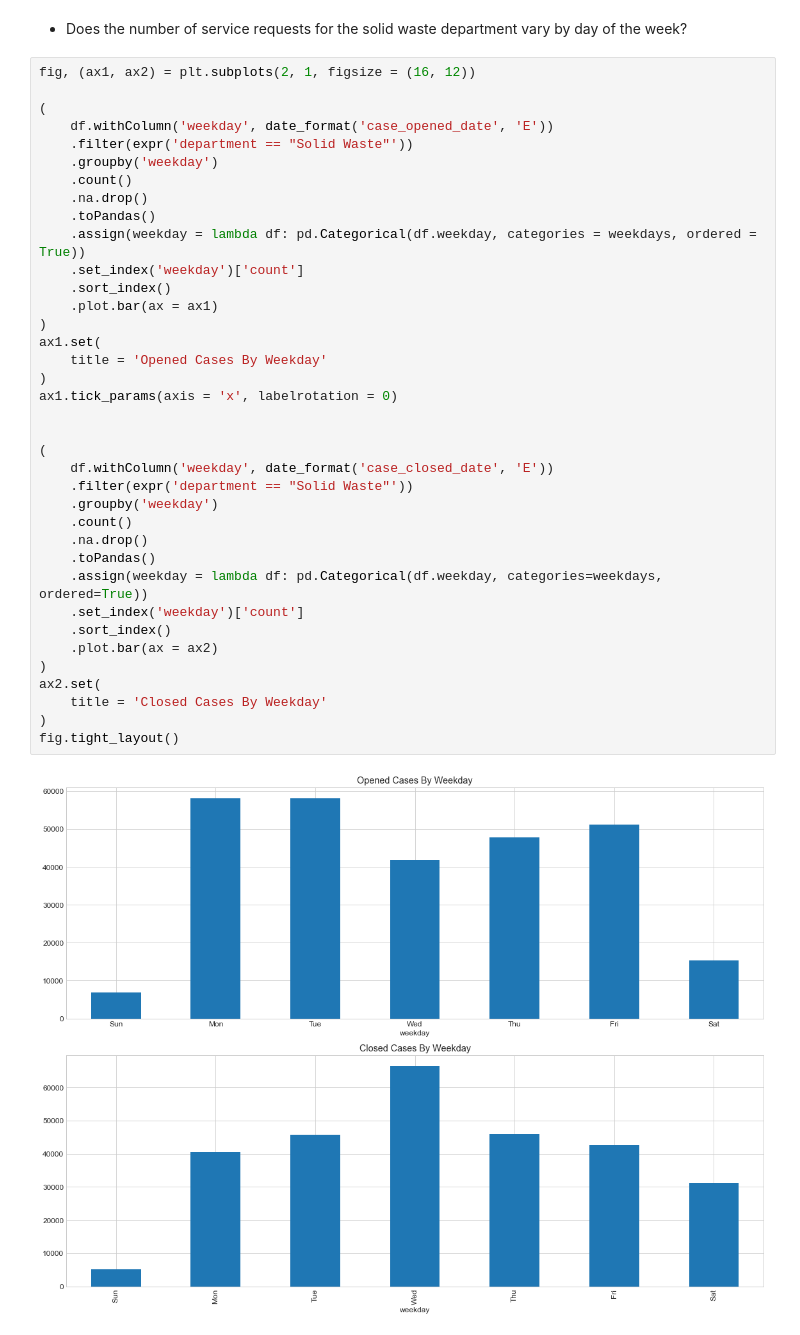
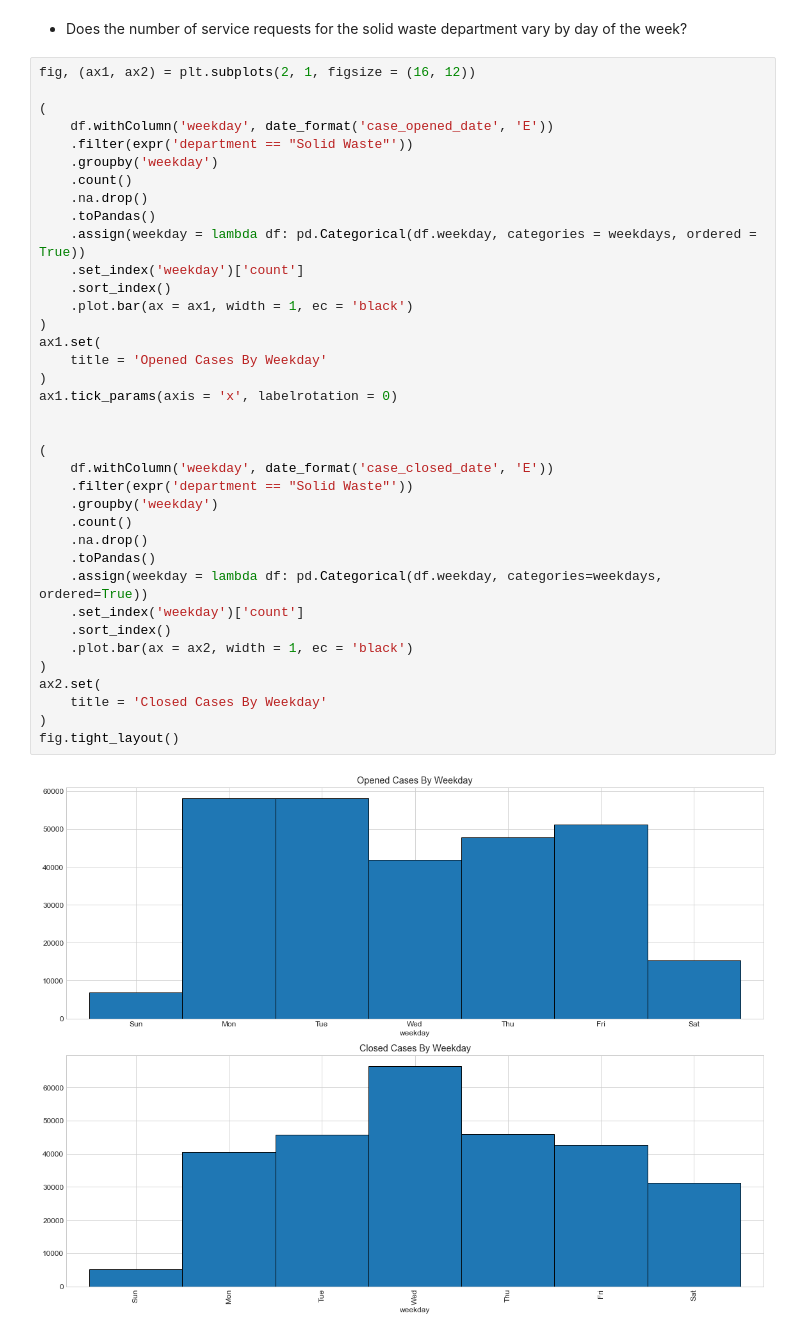
Before and after one commit to david-rodriguez-siller/spark-exercises, a Jupyter notebook: explore_exercises.ipynb, the cells around one changed output. Saved outputs shown, nothing was run; the diff lists cells and outputs as text.

```diff
--- a/explore_exercises.ipynb
+++ b/explore_exercises.ipynb
@@ -345,33 +344,33 @@ fig, (ax1, ax2) = plt.subplots(2, 1, figsize = (16, 12))
     .groupby('weekday')
     .count()
     .na.drop()
     .toPandas()
     .assign(weekday = lambda df: pd.Categorical(df.weekday, categories = weekdays, ordered = True))
     .set_index('weekday')['count']
     .sort_index()
-    .plot.bar(ax = ax1)
+    .plot.bar(ax = ax1, width = 1, ec = 'black')
 )
 ax1.set(
     title = 'Opened Cases By Weekday'
 )
 ax1.tick_params(axis = 'x', labelrotation = 0)
 
 
 (
     df.withColumn('weekday', date_format('case_closed_date', 'E'))
     .filter(expr('department == "Solid Waste"'))
     .groupby('weekday')
     .count()
     .na.drop()
     .toPandas()
     .assign(weekday = lambda df: pd.Categorical(df.weekday, categories=weekdays, ordered=True))
     .set_index('weekday')['count']
     .sort_index()
-    .plot.bar(ax = ax2)
+    .plot.bar(ax = ax2, width = 1, ec = 'black')
 )
 ax2.set(
     title = 'Closed Cases By Weekday'
 )
 fig.tight_layout()
 # %% [output]
-[figure, old version]
+[figure, new version]
```
Also changed, not shown: parts of 5 cells of this notebook, 1 other file.
